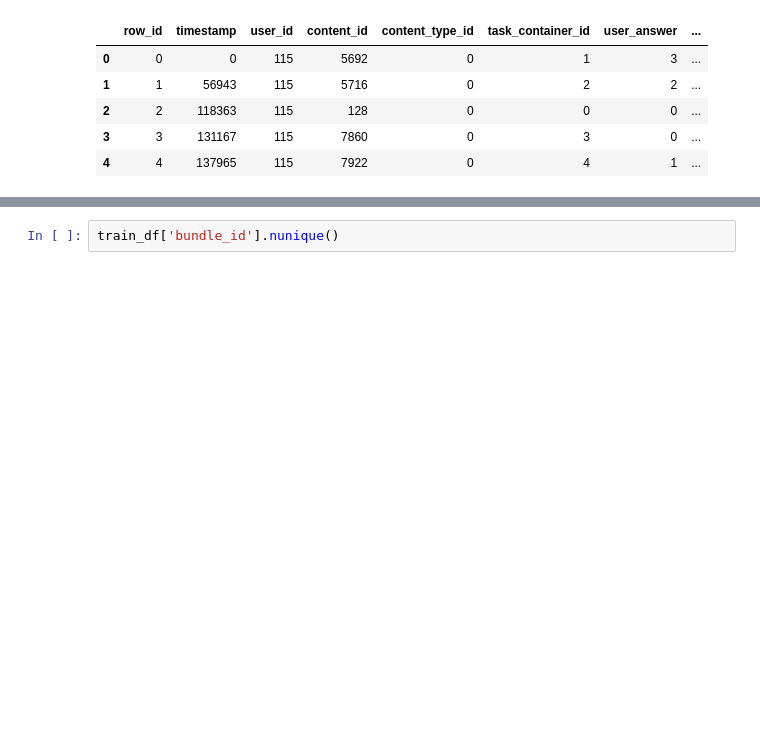
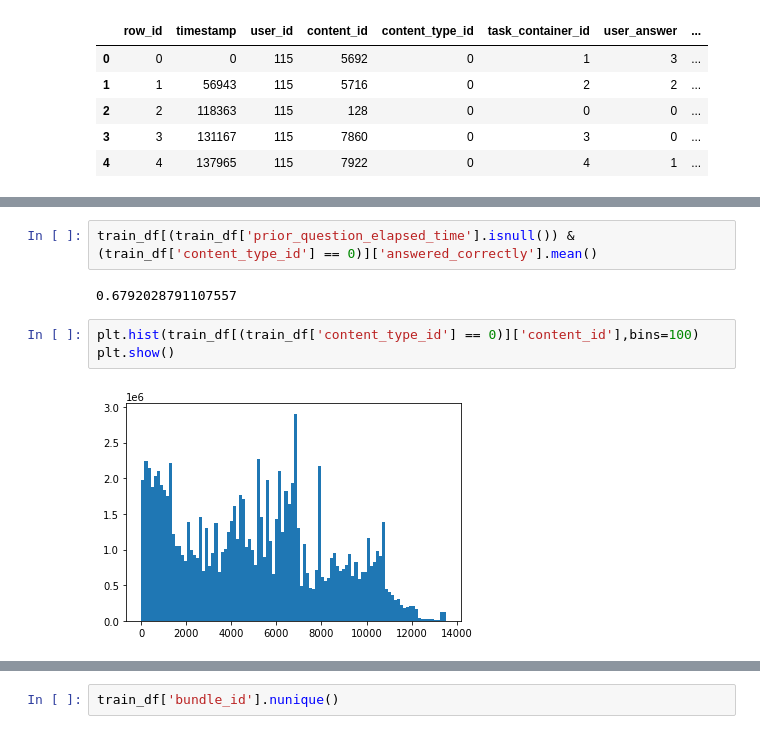
Before and after one commit to zakopuro/kaggle_Riiid, a Jupyter notebook: notebook/EDA.ipynb, the cells around one changed output, grey strips where cells are left out. Drawn from its saved outputs; the diff is of its cells as text; blank space fills up the shorter version.

```diff
--- a/notebook/EDA.ipynb
+++ b/notebook/EDA.ipynb
@@ -103,0 +118,9 @@ train_df
+# %%
+train_df[(train_df['prior_question_elapsed_time'].isnull()) & (train_df['content_type_id'] == 0)]['answered_correctly'].mean()
+# %% [output]
+0.6792028791107557
+# %%
+plt.hist(train_df[(train_df['content_type_id'] == 0)]['content_id'],bins=100)
+plt.show()
+# %% [output]
+[figure, added]
```
Also changed, not shown: parts of 29 cells of this notebook, 13 other files.
